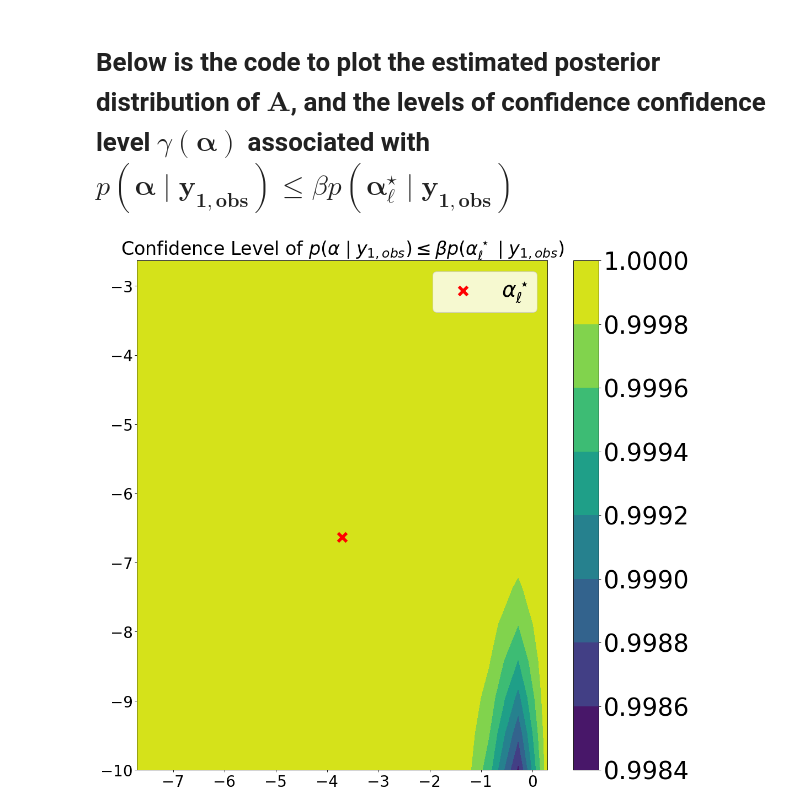
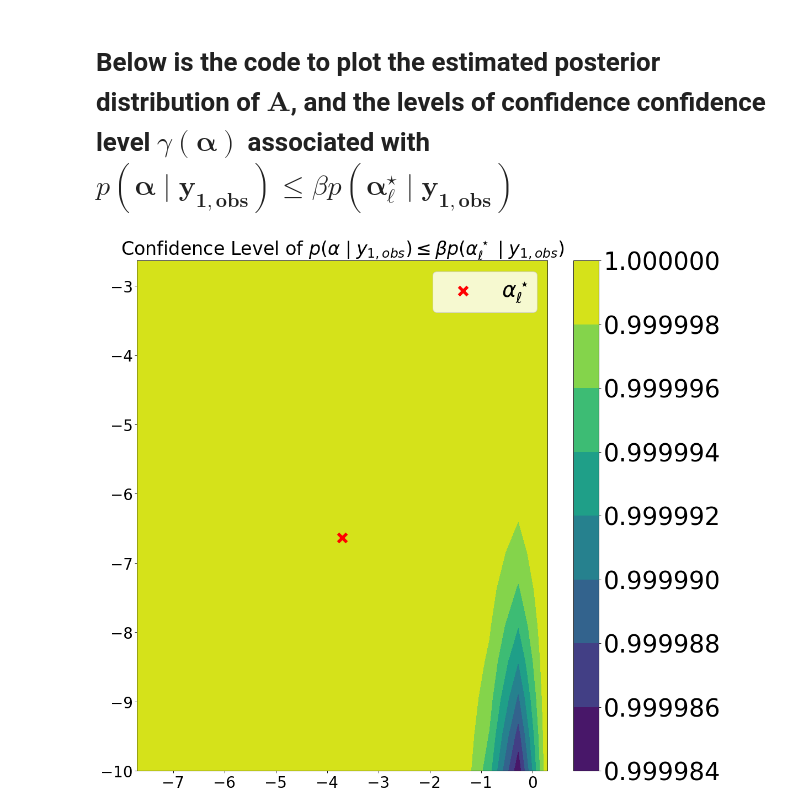
Before and after one commit to charliesire/training_ciroquo_transposition, a Jupyter notebook: plot_summary.ipynb, the cells around one changed output. Saved outputs shown, nothing was run; the diff lists cells and outputs as text; code cells hidden in the pictures.

Commit message:
plots

```diff
--- a/plot_summary.ipynb
+++ b/plot_summary.ipynb
@@ -109,6 +109,9 @@ plt.show()
 # %%
 %run gp_simus.ipynb #notebook for the metamodel
 %run utils_calib.ipynb #notebook with needed function for the methods
+
+bMINlambda = np.array([330, 70,  8000, 3000, 0.1, 0.1]) #lower bounds
+bMAXlambda = np.array([470, 150, 10000, 5000, 5, 5.0]) #upper bounds
 
 index_lambda_p = [2,3,4,5] #indexes of the four physical parameters
 index_lambda_q = [0,1] #indexes of the two numerical parameters
@@ -122,7 +125,7 @@ alpha_map_list = pd.read_csv(pre_path + f"hierarchical_model/calib_{index_calib}
 idx_loo = 5 #observation point
 alpha_star = alpha_map_list[idx_loo] #estimated alpha_map
 
-M = pd.read_csv(pre_path + f"/hierarchical_model/calib_{index_calib}/sample_sizes.csv", index_col = 0).values[idx_loo,0] #get the sample size used in the algorithm to investigate alpha_map
+M = 20000 #size of the sample to get the confidence interval
 alpha_min = -10
 alpha_max = 10
 delta_alpha = 4
@@ -152,17 +155,20 @@ likeli_grid_diff = np.mean(is_terms_diff, axis = 0)
 stds = np.apply_along_axis(np.mean, 1, bootstrap((is_terms_diff,), np.std, n_resamples=500, vectorized=True, axis=0, batch = 25 ).bootstrap_distribution) #compute the variance of is_terms_diff by bootstrap sampling
 confidence = norm.cdf(np.sqrt(M)*(-likeli_grid_diff)/stds) #compute the confidence level
 # %%
+from matplotlib.ticker import ScalarFormatter
+
 figure(figsize=(15, 15), dpi=80) #plot the confidence level ac
 contour = plt.contourf(np.linspace(bounds[0][0],bounds[0][1],size),np.linspace(bounds[1][0],bounds[1][1],size), np.transpose(confidence.reshape(size,size)), cmap='viridis')
 plt.scatter(alpha_star[0], alpha_star[1], marker='x', color='red', s=200, linewidths=5, label=r'$\alpha^\star_\ell$')
 colorbar = plt.colorbar(contour, label='')
 colorbar.ax.tick_params(labelsize=40)
+colorbar.ax.yaxis.set_major_formatter(ScalarFormatter(useOffset=False))
 plt.title(r"Confidence Level of $p(\alpha \mid y_{1,obs}) \leq \beta p(\alpha^\star_{\ell} \mid y_{1,obs})$", fontsize=30)
 plt.yticks(fontsize=25)
 plt.xticks(fontsize=25)
 plt.legend(loc='upper right', fontsize=35)
 plt.savefig(pre_path + f"plots/confidence_alpha.pdf",bbox_inches='tight')
 plt.show()
 # %% [output]
-[figure, old version]
+[figure, new version]
 # %%
```
Also changed, not shown: parts of 1 cell of this notebook, 38 other files.
